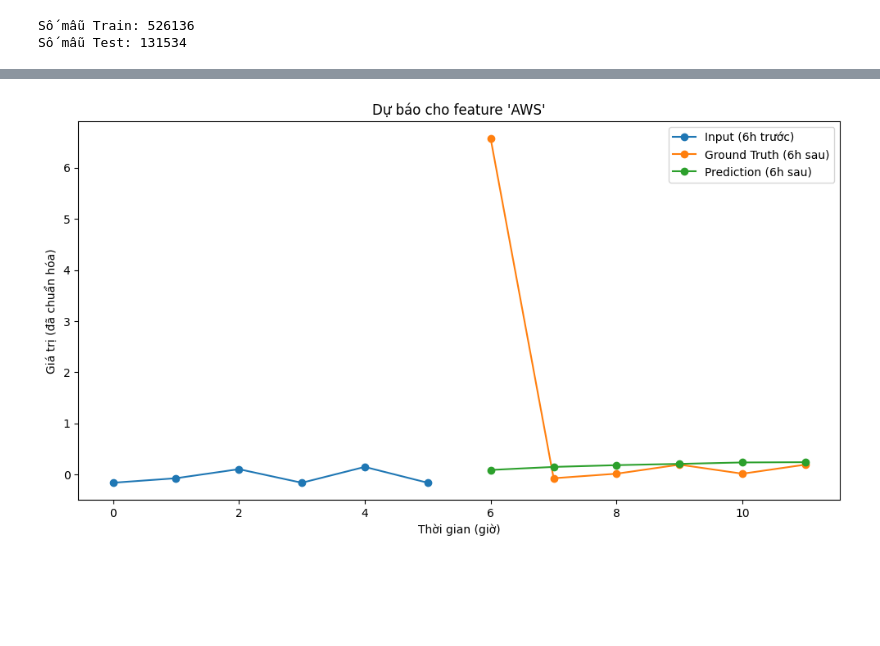
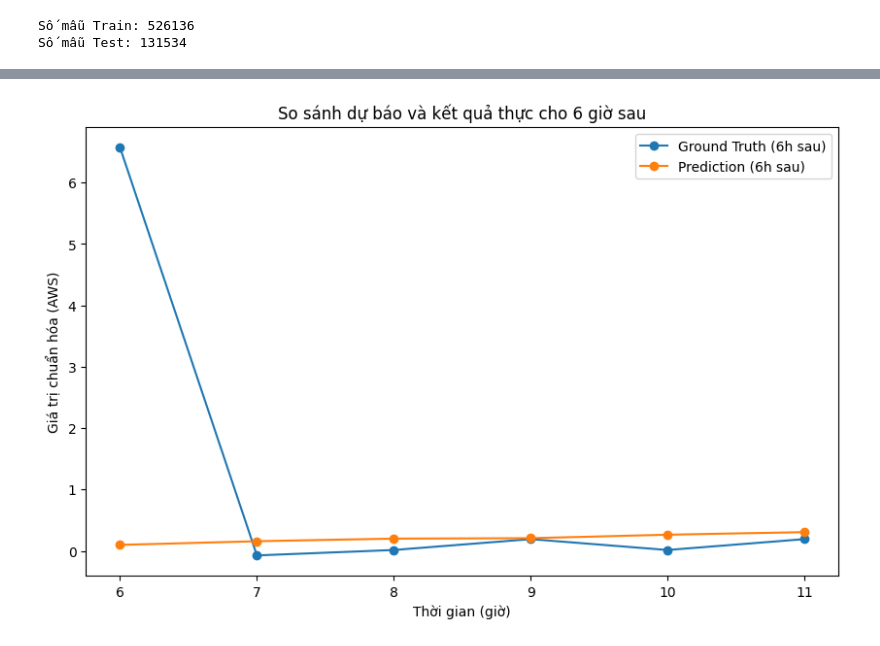
Before and after one commit to khanhtran0111/Rain-prediction, a Jupyter notebook: LSTM.ipynb, the cells around one changed output, grey strips where cells are left out. Drawn from its saved outputs; the diff is of its cells as text; code cells hidden in the pictures; blank space fills up the shorter version.

```diff
--- a/LSTM.ipynb
+++ b/LSTM.ipynb
@@ -115,14 +120,18 @@ Model: "sequential_4"
  Trainable params: 32,910 (128.55 KB)
  Non-trainable params: 0 (0.00 B)
 # %%
+from tensorflow.keras.callbacks import EarlyStopping, ModelCheckpoint
+
 early_stop = EarlyStopping(monitor='val_loss', patience=200, restore_best_weights=True)
+checkpoint = ModelCheckpoint('best_rain_prediction_model.h5', monitor='val_loss', save_best_only=True, verbose=1)
 
-history = model.fit(
-    X_train, y_train,
-    epochs=100,
-    batch_size=64,
-    validation_data=(X_val, y_val),
-    callbacks=[early_stop]
-)
+history = model.fit(X_train, y_train,
+                    epochs=100,
+                    batch_size=64,
+                    validation_data=(X_test, y_test),
+                    callbacks=[early_stop, checkpoint])
+
+
+model.save('rain_prediction_model_final.h5')
 # %% [output]
 Epoch 1/100
@@ -177,16 +190,25 @@ MSE cho bước dự báo thứ 6: 0.7439784717280162
 # %%
-feature_index = 0
+import matplotlib.pyplot as plt
+
 sample_index = np.random.randint(0, X_test.shape[0])
-input_sequence = X_test[sample_index]
-ground_truth = y_test[sample_index]
-prediction = y_pred[sample_index]
-plt.figure(figsize=(12,6))
-plt.plot(range(0, input_steps), input_sequence[:, feature_index], marker='o', label='Input (6h trước)')
-plt.plot(range(input_steps, input_steps+output_steps), ground_truth[:, feature_index], marker='o', label='Ground Truth (6h sau)')
-plt.plot(range(input_steps, input_steps+output_steps), prediction[:, feature_index], marker='o', label='Prediction (6h sau)')
+y_pred = model.predict(X_test)
+input_sequence = X_test[sample_index].flatten()
+ground_truth = y_test[sample_index].flatten()
+prediction = y_pred[sample_index].flatten()
+
+def extract_feature(series, feature_idx=0, steps=6):
+    return series.reshape(6, len(features))[:, feature_idx]
+
+input_aws = extract_feature(input_sequence, feature_idx=0)
+ground_truth_aws = extract_feature(ground_truth, feature_idx=0)
+prediction_aws = extract_feature(prediction, feature_idx=0)
+
+plt.figure(figsize=(10, 6))
+plt.plot(range(input_steps, input_steps+output_steps), ground_truth_aws, marker='o', label='Ground Truth (6h sau)')
+plt.plot(range(input_steps, input_steps+output_steps), prediction_aws, marker='o', label='Prediction (6h sau)')
 plt.xlabel("Thời gian (giờ)")
-plt.ylabel("Giá trị (đã chuẩn hóa)")
-plt.title("Dự báo cho feature 'AWS'")
+plt.ylabel("Giá trị chuẩn hóa (AWS)")
+plt.title("So sánh dự báo và kết quả thực cho 6 giờ sau")
 plt.legend()
 plt.show()
 # %% [output]
@@ -193 +216 @@ plt.show()
-[figure, old version]
+[figure, new version]
```
Also changed, not shown: parts of 10 cells of this notebook, 3 other files.
